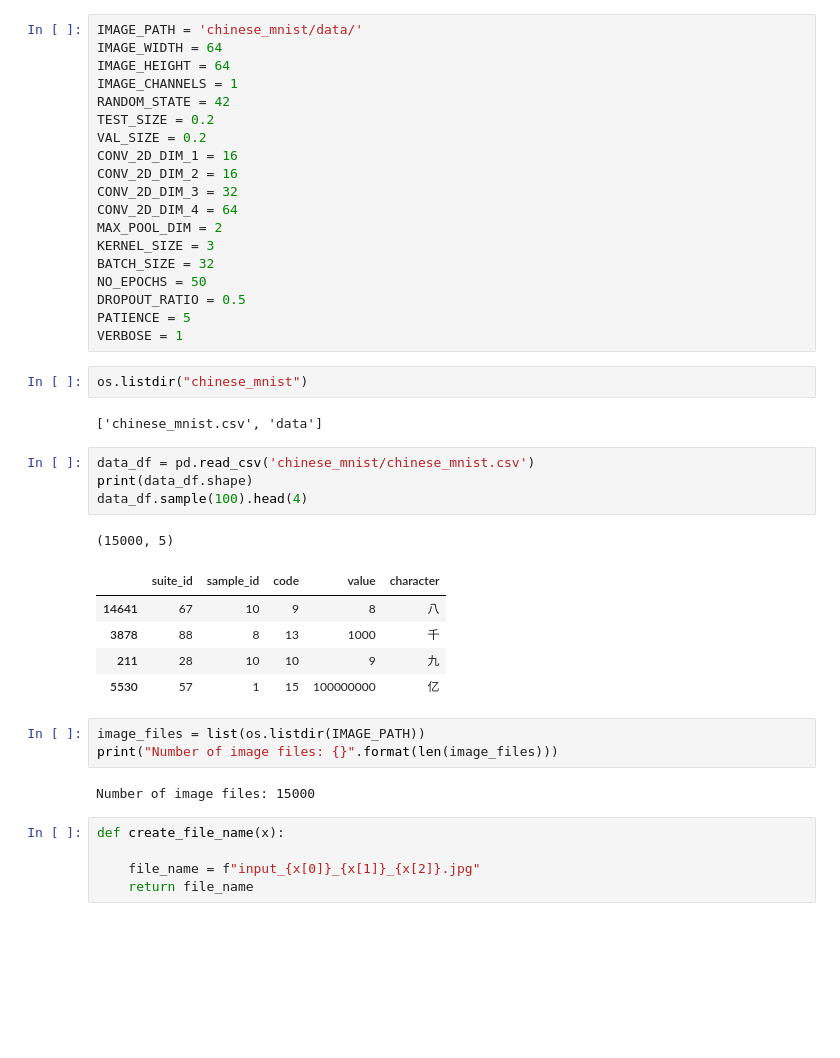
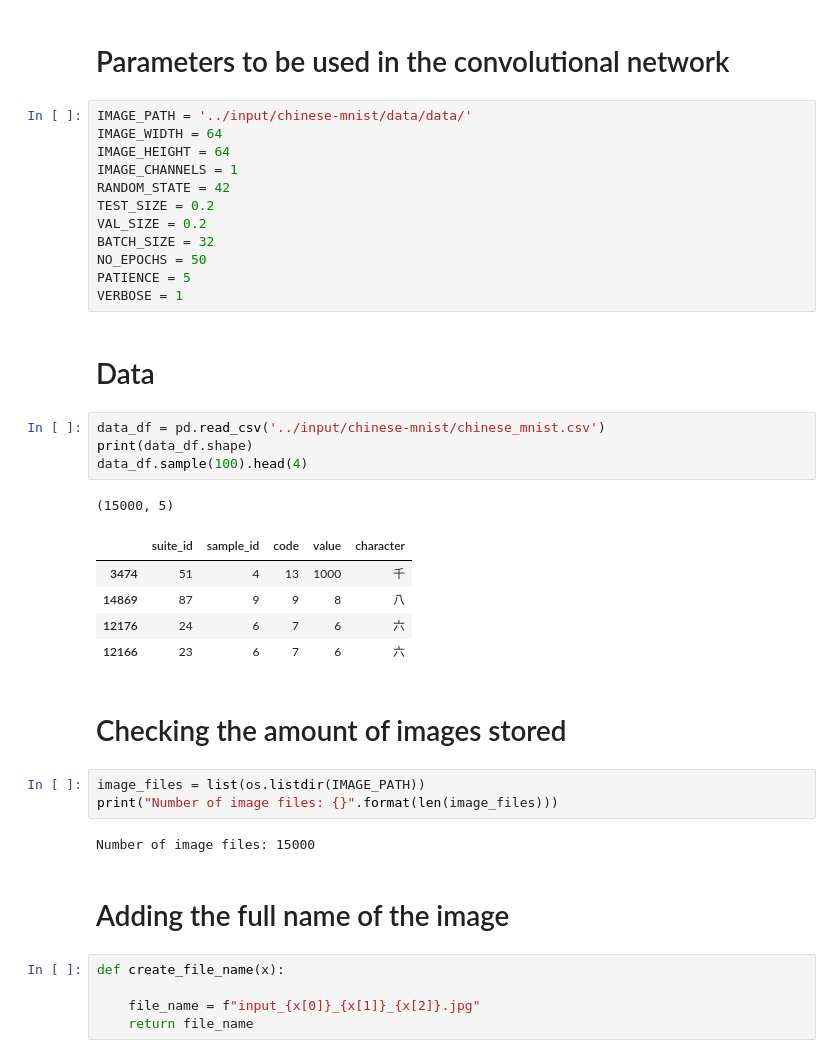
Before and after one commit to arturo1994/MnistChinese, a Jupyter notebook: Model.ipynb, the cells around one changed output. Drawn from its saved outputs; the diff is of its cells as text; blank space fills up the shorter version.

```diff
--- a/Model.ipynb
+++ b/Model.ipynb
@@ -34,42 +45,39 @@ import tensorflow as tf
+# %% [markdown]
+# Parameters to be used in the convolutional network
 # %%
-IMAGE_PATH = 'chinese_mnist/data/'
+IMAGE_PATH = '../input/chinese-mnist/data/data/'
 IMAGE_WIDTH = 64
 IMAGE_HEIGHT = 64
 IMAGE_CHANNELS = 1
 RANDOM_STATE = 42
 TEST_SIZE = 0.2
 VAL_SIZE = 0.2
-CONV_2D_DIM_1 = 16
-CONV_2D_DIM_2 = 16
-CONV_2D_DIM_3 = 32
-CONV_2D_DIM_4 = 64
-MAX_POOL_DIM = 2
-KERNEL_SIZE = 3
 BATCH_SIZE = 32
 NO_EPOCHS = 50
-DROPOUT_RATIO = 0.5
 PATIENCE = 5
 VERBOSE = 1
-# %%
-os.listdir("chinese_mnist")
-# %% [output]
-['chinese_mnist.csv', 'data']
+# %% [markdown]
+# Data
 # %%
-data_df = pd.read_csv('chinese_mnist/chinese_mnist.csv')
+data_df = pd.read_csv('../input/chinese-mnist/chinese_mnist.csv')
 print(data_df.shape)
 data_df.sample(100).head(4)
 # %% [output]
 (15000, 5)
 |  | suite_id | sample_id | code | value | character |
-| 14641 | 67 | 10 | 9 | 8 | 八 |
-| 3878 | 88 | 8 | 13 | 1000 | 千 |
-| 211 | 28 | 10 | 10 | 9 | 九 |
-| 5530 | 57 | 1 | 15 | 100000000 | 亿 |
+| 3474 | 51 | 4 | 13 | 1000 | 千 |
+| 14869 | 87 | 9 | 9 | 8 | 八 |
+| 12176 | 24 | 6 | 7 | 6 | 六 |
+| 12166 | 23 | 6 | 7 | 6 | 六 |
+# %% [markdown]
+# Checking the amount of images stored
 # %%
 image_files = list(os.listdir(IMAGE_PATH))
 print("Number of image files: {}".format(len(image_files)))
 # %% [output]
 Number of image files: 15000
+# %% [markdown]
+# Adding the full name of the image
 # %%
 def create_file_name(x):
 
```
Also changed, not shown: parts of 21 cells of this notebook, 1 other file.
